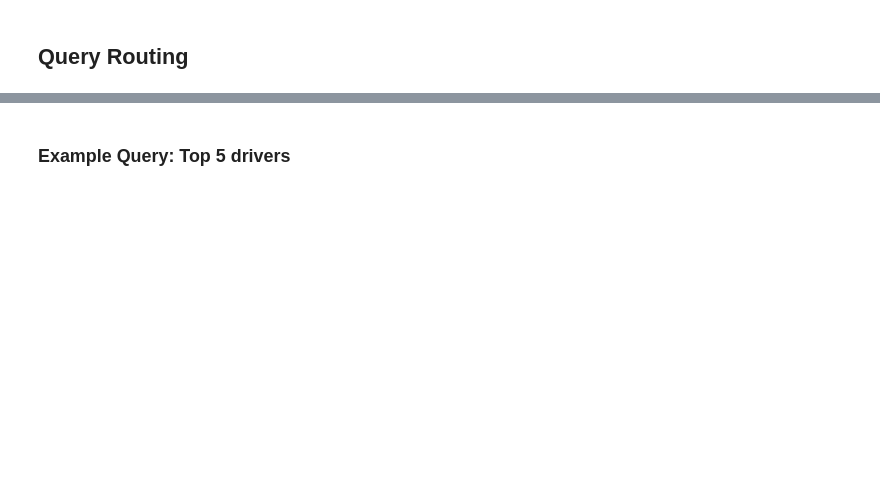
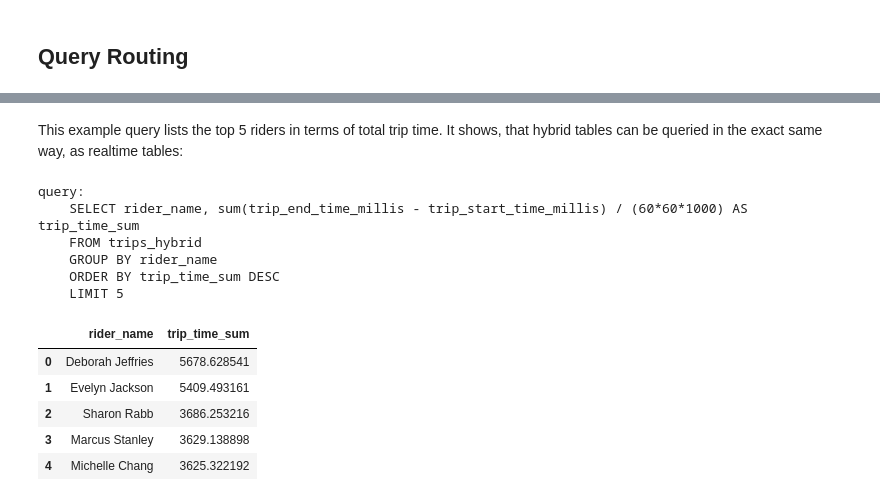
Before and after one commit to timebertt/adm-pinot, a Jupyter notebook: Segmentation.ipynb, the cells around one changed output, grey strips where cells are left out. Cells and saved outputs as stored; diff of their text form; code cells hidden in the pictures; blank space fills up the shorter version.

Commit message:
Finish polishing segmentation and hybrid tables

```diff
--- a/Segmentation.ipynb
+++ b/Segmentation.ipynb
@@ -558,12 +640,26 @@ external_view_for_table_dataframe("trips_hybrid")
-# %% [markdown]
-### Example Query: Top 5 drivers
+# %% [markdown]
+This example query lists the top 5 riders in terms of total trip time. It shows, that hybrid tables can be queried in the exact same way, as realtime tables:
 # %%
 query_for_hybrid = """
-    SELECT driver_name, sum(count) as trips
+    SELECT rider_name, sum(trip_end_time_millis - trip_start_time_millis) / (60*60*1000) AS trip_time_sum
     FROM trips_hybrid
-    GROUP BY driver_name
-    HAVING trips > 1
+    GROUP BY rider_name
+    ORDER BY trip_time_sum DESC
     LIMIT 5
     """
 
-query_result_to_dataframe(query_sql(query_for_hybrid))
+query_result = query_sql(query_for_hybrid)
+query_result_to_dataframe(query_result)
+# %% [output]
+query:
+    SELECT rider_name, sum(trip_end_time_millis - trip_start_time_millis) / (60*60*1000) AS trip_time_sum
+    FROM trips_hybrid
+    GROUP BY rider_name
+    ORDER BY trip_time_sum DESC
+    LIMIT 5
+|  | rider_name | trip_time_sum |
+| 0 | Deborah Jeffries | 5678.628541 |
+| 1 | Evelyn Jackson | 5409.493161 |
+| 2 | Sharon Rabb | 3686.253216 |
+| 3 | Marcus Stanley | 3629.138898 |
+| 4 | Michelle Chang | 3625.322192 |
```
Also changed, not shown: parts of 34 cells of this notebook, 1 other file.
